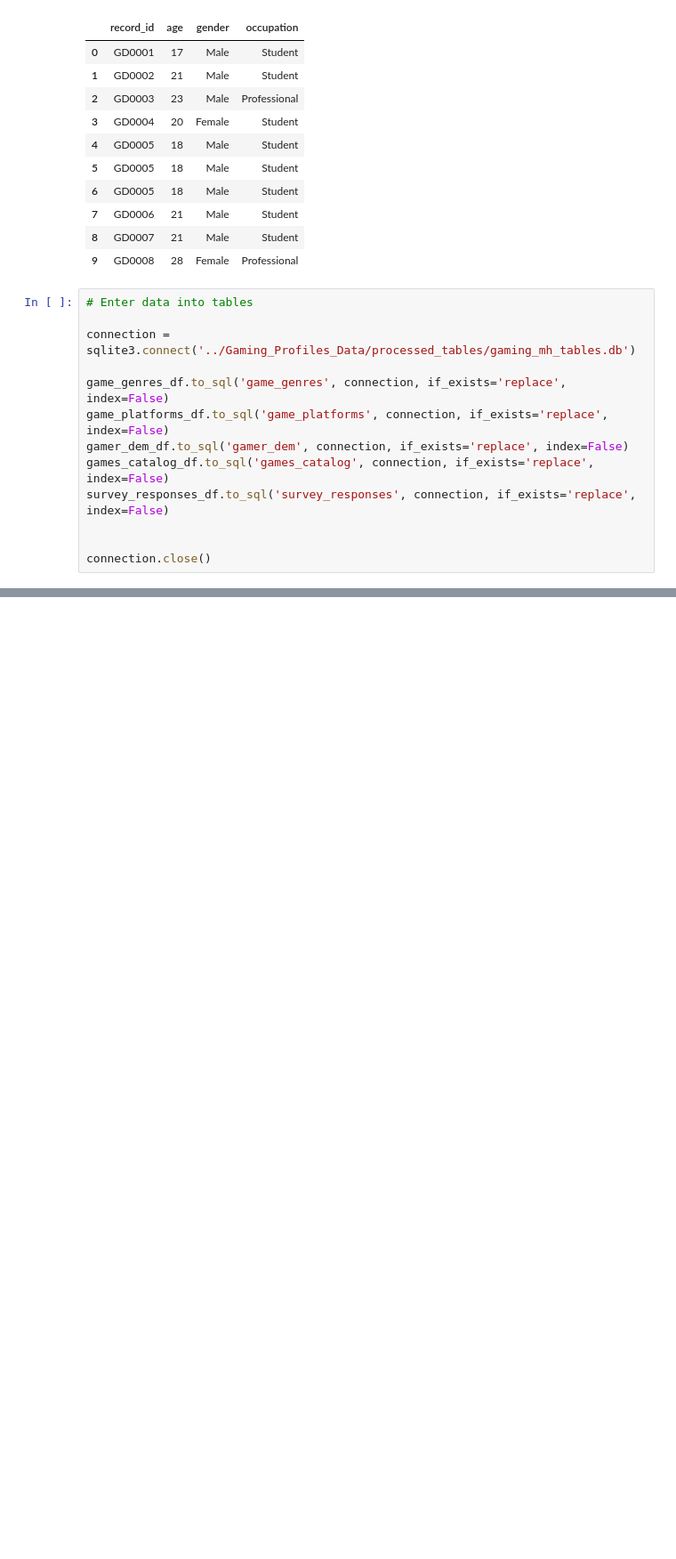
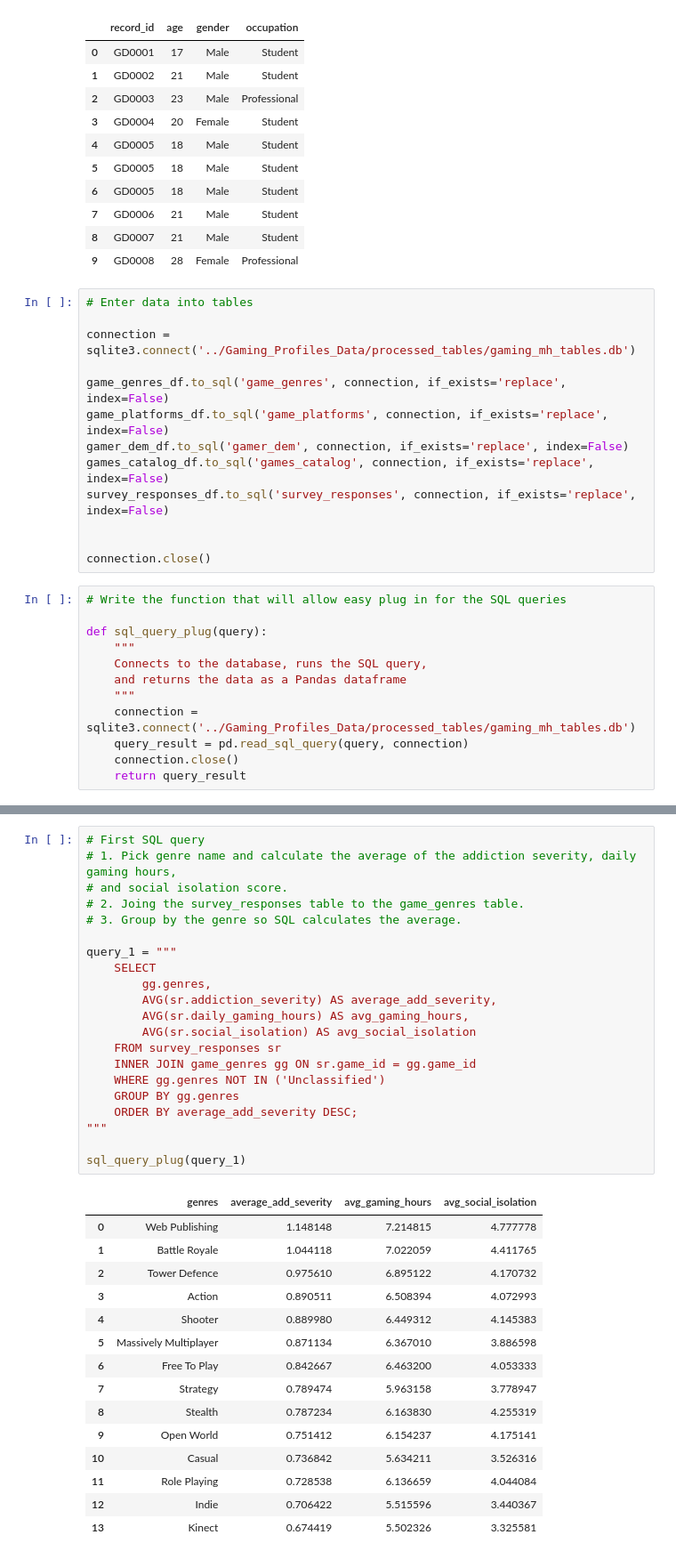
Before and after one commit to jmlax123/gaming_mental_health, a Jupyter notebook: notebook/gaming_mental_health_data.ipynb, the cells around one changed output, grey strips where cells are left out. Shown at 89% size. Cells and saved outputs as stored; diff of their text form; blank space fills up the shorter version.

Commit message:
Performed first intermediate SQL query

```diff
--- a/notebook/gaming_mental_health_data.ipynb
+++ b/notebook/gaming_mental_health_data.ipynb
@@ -1557,3 +1568,15 @@ survey_responses_df.to_sql('survey_responses', connection, if_exists='replace',
 
 
 connection.close()
+# %%
+# Write the function that will allow easy plug in for the SQL queries
+
+def sql_query_plug(query):
+    """
+    Connects to the database, runs the SQL query,
+    and returns the data as a Pandas dataframe
+    """
+    connection = sqlite3.connect('../Gaming_Profiles_Data/processed_tables/gaming_mh_tables.db')
+    query_result = pd.read_sql_query(query, connection)
+    connection.close()
+    return query_result
@@ -1559,0 +1586,37 @@ connection.close()
+# %%
+# First SQL query
+# 1. Pick genre name and calculate the average of the addiction severity, daily gaming hours,
+# and social isolation score.
+# 2. Joing the survey_responses table to the game_genres table.
+# 3. Group by the genre so SQL calculates the average.
+
+query_1 = """
+    SELECT
+        gg.genres,
+        AVG(sr.addiction_severity) AS average_add_severity,
+        AVG(sr.daily_gaming_hours) AS avg_gaming_hours,
+        AVG(sr.social_isolation) AS avg_social_isolation
+    FROM survey_responses sr
+    INNER JOIN game_genres gg ON sr.game_id = gg.game_id
+    WHERE gg.genres NOT IN ('Unclassified')
+    GROUP BY gg.genres
+    ORDER BY average_add_severity DESC;
+"""
+
+sql_query_plug(query_1)
+# %% [output]
+|  | genres | average_add_severity | avg_gaming_hours | avg_social_isolation |
+| 0 | Web Publishing | 1.148148 | 7.214815 | 4.777778 |
+| 1 | Battle Royale | 1.044118 | 7.022059 | 4.411765 |
+| 2 | Tower Defence | 0.975610 | 6.895122 | 4.170732 |
+| 3 | Action | 0.890511 | 6.508394 | 4.072993 |
+| 4 | Shooter | 0.889980 | 6.449312 | 4.145383 |
+| 5 | Massively Multiplayer | 0.871134 | 6.367010 | 3.886598 |
+| 6 | Free To Play | 0.842667 | 6.463200 | 4.053333 |
+| 7 | Strategy | 0.789474 | 5.963158 | 3.778947 |
+| 8 | Stealth | 0.787234 | 6.163830 | 4.255319 |
+| 9 | Open World | 0.751412 | 6.154237 | 4.175141 |
+| 10 | Casual | 0.736842 | 5.634211 | 3.526316 |
+| 11 | Role Playing | 0.728538 | 6.136659 | 4.044084 |
+| 12 | Indie | 0.706422 | 5.515596 | 3.440367 |
+| 13 | Kinect | 0.674419 | 5.502326 | 3.325581 |
```
Also changed, not shown: parts of 4 cells of this notebook, 2 other files.
